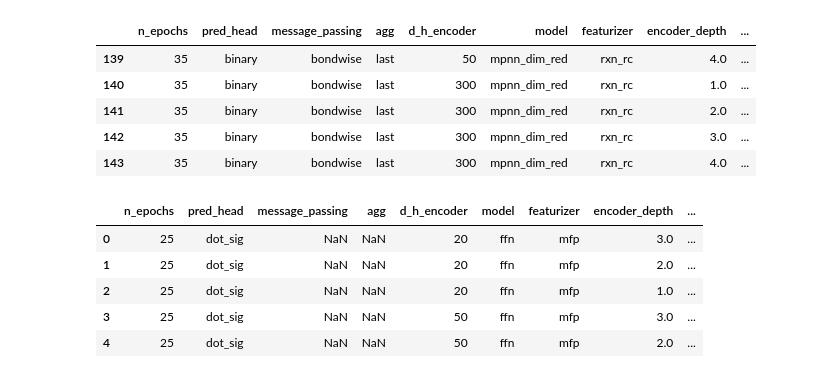
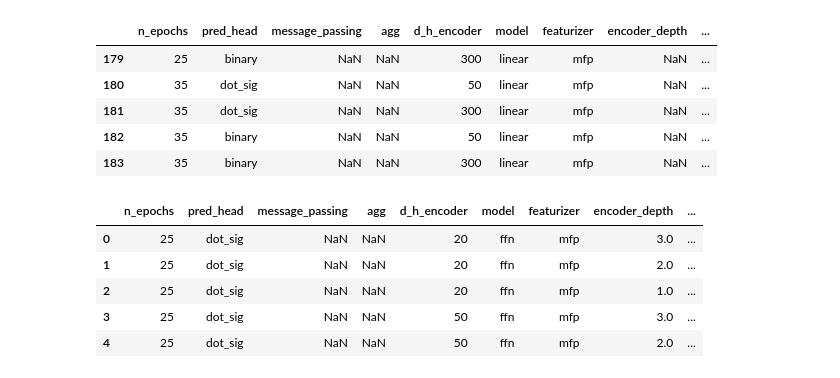
Before and after one commit to stefanpate/rcgnn, a Jupyter notebook: notebooks/rc_gnn_sprhea_figs.ipynb, the cells around one changed output. Cells and saved outputs as stored; diff of their text form; code cells hidden in the pictures.

```diff
--- a/notebooks/rc_gnn_sprhea_figs.ipynb
+++ b/notebooks/rc_gnn_sprhea_figs.ipynb
@@ -25,10 +25,10 @@ exp.tail(10)
 # %%
-# exp.drop(labels=[i for i in range(144, 176)], inplace=True)
-# exp.tail()
+exp.drop(labels=[i for i in range(184, 220)], inplace=True)
+exp.tail()
 # %% [output]
 |  | n_epochs | pred_head | message_passing | agg | d_h_encoder | model | featurizer | encoder_depth | ... |
-| 139 | 35 | binary | bondwise | last | 50 | mpnn_dim_red | rxn_rc | 4.0 | ... |
-| 140 | 35 | binary | bondwise | last | 300 | mpnn_dim_red | rxn_rc | 1.0 | ... |
-| 141 | 35 | binary | bondwise | last | 300 | mpnn_dim_red | rxn_rc | 2.0 | ... |
-| 142 | 35 | binary | bondwise | last | 300 | mpnn_dim_red | rxn_rc | 3.0 | ... |
-| 143 | 35 | binary | bondwise | last | 300 | mpnn_dim_red | rxn_rc | 4.0 | ... |
+| 179 | 25 | binary | NaN | NaN | 300 | linear | mfp | NaN | ... |
+| 180 | 35 | dot_sig | NaN | NaN | 50 | linear | mfp | NaN | ... |
+| 181 | 35 | dot_sig | NaN | NaN | 300 | linear | mfp | NaN | ... |
+| 182 | 35 | binary | NaN | NaN | 50 | linear | mfp | NaN | ... |
+| 183 | 35 | binary | NaN | NaN | 300 | linear | mfp | NaN | ... |
```
Also changed, not shown: parts of 3 cells of this notebook, 13 other files.
